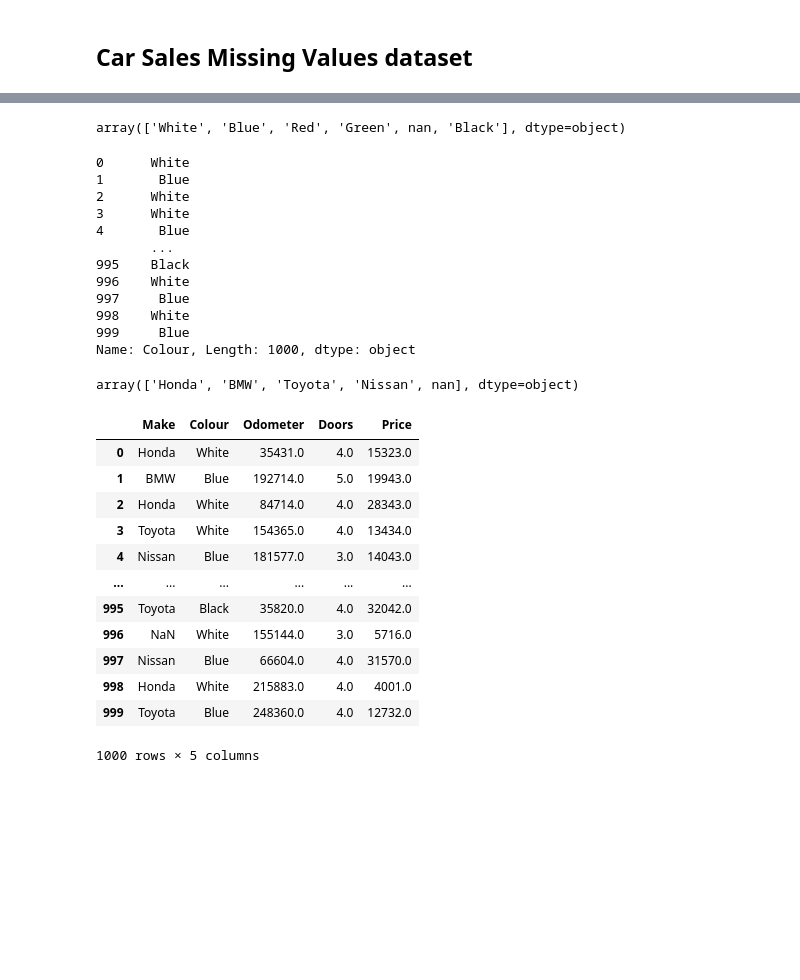
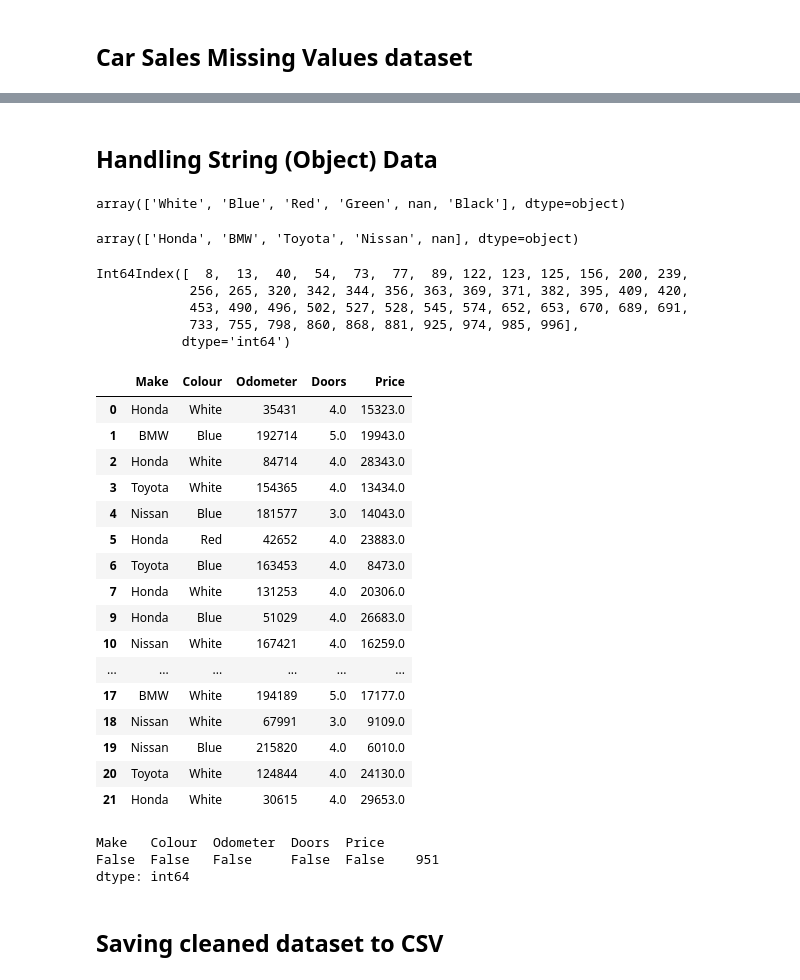
Before and after one commit to shoaibiqbalk/ml-practice, a Jupyter notebook: pandas/introduction-to-pandas.ipynb, the cells around one changed output, grey strips where cells are left out. Saved outputs shown, nothing was run; the diff lists cells and outputs as text; code cells hidden in the pictures; blank space fills up the shorter version.

```diff
--- a/pandas/introduction-to-pandas.ipynb
+++ b/pandas/introduction-to-pandas.ipynb
@@ -833,2 +843,4 @@ odo_mean = car_sales_missing["Odometer"].mean()
 # %%
-car_sales_missing["Odometer"].fillna(odo_mean)
+# Filling NaN values with mean
+odo_mean = car_sales_missing["Odometer"].mean()
+car_sales_missing["Odometer"] = car_sales_missing["Odometer"].fillna(odo_mean).astype(int)
@@ -848 +847,9 @@ Name: Odometer, Length: 1000, dtype: float64
+# %%
+# Filling Doors NaN with median values
+doors_median = car_sales_missing["Doors"].median()
+car_sales_missing["Doors"] = car_sales_missing["Doors"].fillna(doors_median)
+# %%
+# Filling Doors NaN with median values
+price_mean = car_sales_missing["Price"].mean()
+car_sales_missing["Price"] = car_sales_missing["Price"].fillna(price_mean)
 # %%
@@ -880,41 +875,51 @@ car_sales_missing.dropna(axis='index', how='all')
+# %% [markdown]
+## Handling String (Object) Data
 # %%
 car_sales_missing['Colour'].unique()
 # %% [output]
 array(['White', 'Blue', 'Red', 'Green', nan, 'Black'], dtype=object)
 # %%
+# Filling 'Colour' with random colors
 import random
-car_sales_missing['Colour'].fillna(random.choice(['White', 'Blue', 'Red', 'Green', 'Black']))
+car_sales_missing['Colour'] = car_sales_missing['Colour'].fillna(random.choice(['White', 'Blue', 'Red', 'Green', 'Black']))
-# %% [output]
-0      White
-1       Blue
-2      White
-3      White
-4       Blue
-       ...
-995    Black
-996    White
-997     Blue
-998    White
-999     Blue
-Name: Colour, Length: 1000, dtype: object
 # %%
 car_sales_missing['Make'].unique()
 # %% [output]
 array(['Honda', 'BMW', 'Toyota', 'Nissan', nan], dtype=object)
+# %%
+car_sales_missing[car_sales_missing['Make'].isnull()].index
+# %% [output]
+Int64Index([  8,  13,  40,  54,  73,  77,  89, 122, 123, 125, 156, 200, 239,
+            256, 265, 320, 342, 344, 356, 363, 369, 371, 382, 395, 409, 420,
+            453, 490, 496, 502, 527, 528, 545, 574, 652, 653, 670, 689, 691,
+            733, 755, 798, 860, 868, 881, 925, 974, 985, 996],
+           dtype='int64')
 # %%
-car_sales_missing.drop(car_sales_missing.loc[car_sales_missing['Make'] == np.nan].index, inplace = True)
-car_sales_missing
+car_sales_missing.drop(car_sales_missing[car_sales_missing['Make'].isnull()].index, inplace = True)
+car_sales_missing.head(20)
 # %% [output]
 |  | Make | Colour | Odometer | Doors | Price |
-| 0 | Honda | White | 35431.0 | 4.0 | 15323.0 |
-| 1 | BMW | Blue | 192714.0 | 5.0 | 19943.0 |
-| 2 | Honda | White | 84714.0 | 4.0 | 28343.0 |
-| 3 | Toyota | White | 154365.0 | 4.0 | 13434.0 |
-| 4 | Nissan | Blue | 181577.0 | 3.0 | 14043.0 |
+| 0 | Honda | White | 35431 | 4.0 | 15323.0 |
+| 1 | BMW | Blue | 192714 | 5.0 | 19943.0 |
+| 2 | Honda | White | 84714 | 4.0 | 28343.0 |
+| 3 | Toyota | White | 154365 | 4.0 | 13434.0 |
+| 4 | Nissan | Blue | 181577 | 3.0 | 14043.0 |
+| 5 | Honda | Red | 42652 | 4.0 | 23883.0 |
+| 6 | Toyota | Blue | 163453 | 4.0 | 8473.0 |
+| 7 | Honda | White | 131253 | 4.0 | 20306.0 |
+| 9 | Honda | Blue | 51029 | 4.0 | 26683.0 |
+| 10 | Nissan | White | 167421 | 4.0 | 16259.0 |
 | ... | ... | ... | ... | ... | ... |
-| 995 | Toyota | Black | 35820.0 | 4.0 | 32042.0 |
-| 996 | NaN | White | 155144.0 | 3.0 | 5716.0 |
-| 997 | Nissan | Blue | 66604.0 | 4.0 | 31570.0 |
-| 998 | Honda | White | 215883.0 | 4.0 | 4001.0 |
-| 999 | Toyota | Blue | 248360.0 | 4.0 | 12732.0 |
+| 17 | BMW | White | 194189 | 5.0 | 17177.0 |
+| 18 | Nissan | White | 67991 | 3.0 | 9109.0 |
+| 19 | Nissan | Blue | 215820 | 4.0 | 6010.0 |
+| 20 | Toyota | White | 124844 | 4.0 | 24130.0 |
+| 21 | Honda | White | 30615 | 4.0 | 29653.0 |
-1000 rows × 5 columns
+# %%
+car_sales_missing.isnull().value_counts()
+# %% [output]
+Make   Colour  Odometer  Doors  Price
+False  False   False     False  False    951
+dtype: int64
+# %% [markdown]
+## Saving cleaned dataset to CSV
```
Also changed, not shown: parts of 10 cells of this notebook, 1 other file.
